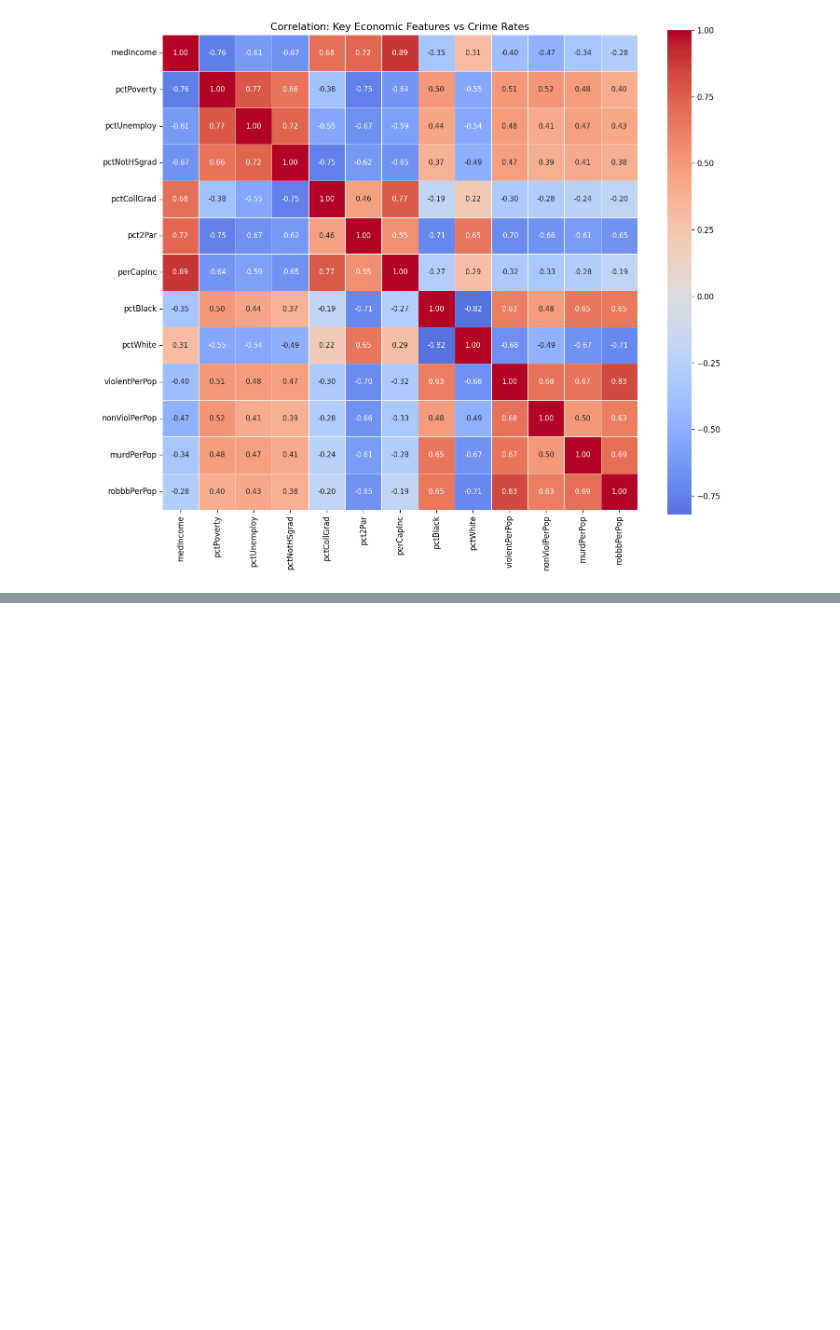
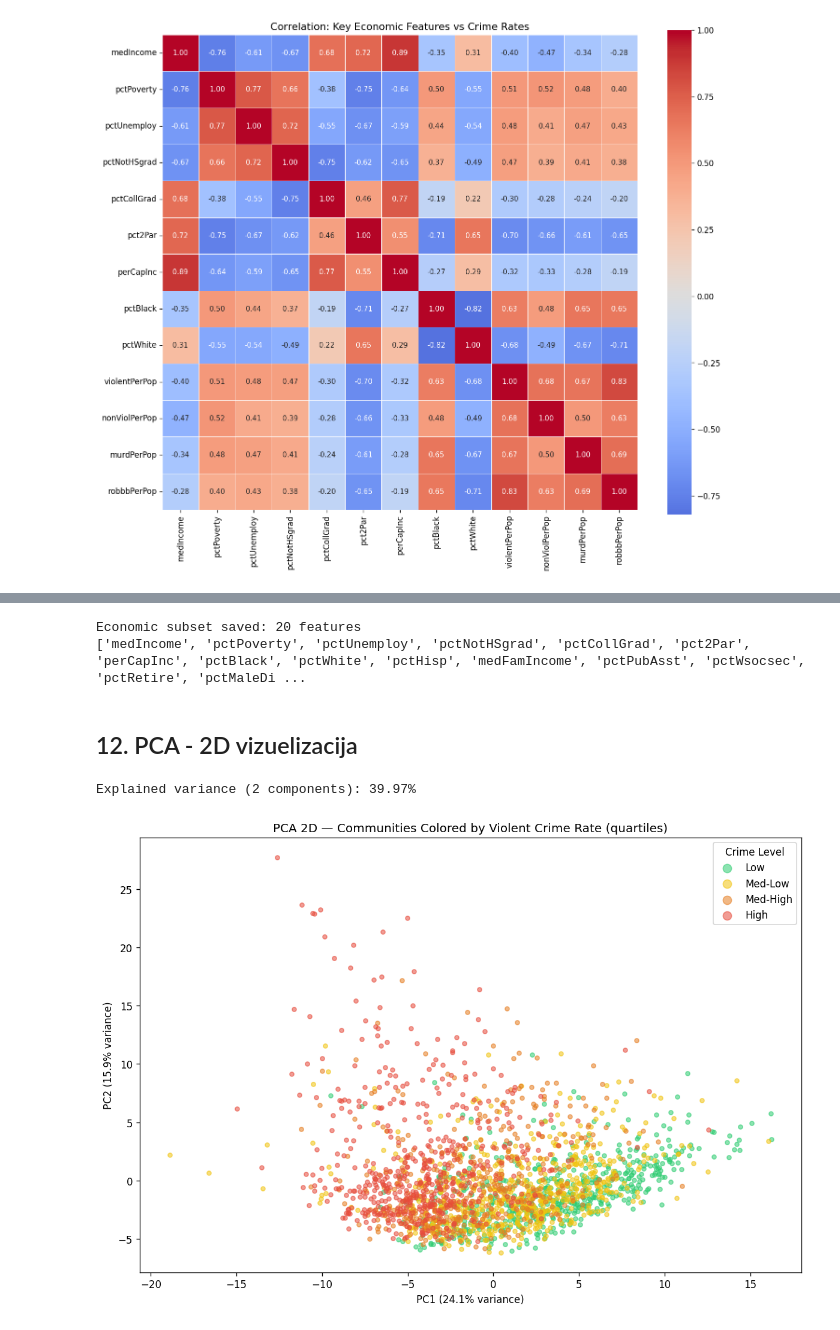
Before and after one commit to davidcuruvija/ip2-project-2026, a Jupyter notebook: 01_preprocessing_eda.ipynb, the cells around one changed output, grey strips where cells are left out. Cells and saved outputs as stored; diff of their text form; code cells hidden in the pictures; blank space fills up the shorter version.

Commit message:
Primena PCA i vizuelizacija u 2D i 3D

```diff
--- a/01_preprocessing_eda.ipynb
+++ b/01_preprocessing_eda.ipynb
@@ -425,0 +476,45 @@ plt.show()
+# %%
+economic_features = [
+    'medIncome', 'pctPoverty', 'pctUnemploy', 'pctNotHSgrad', 'pctCollGrad',
+    'pct2Par', 'perCapInc', 'pctBlack', 'pctWhite', 'pctHisp',
+    'medFamIncome', 'pctPubAsst', 'pctWsocsec', 'pctRetire',
+    'pctMaleDivorc', 'pctFemDivorc', 'pctKids2Par',
+    'pop', 'popDensity', 'pctUrban'
+]
+econ_cols = [c for c in economic_features if c in feature_cols_clean]
+X_econ = X_scaled[econ_cols].copy()
+X_econ.to_csv('data_economic.csv', index=False)
+print(f'Economic subset saved: {len(econ_cols)} features')
+print(econ_cols)
+# %% [output]
+Economic subset saved: 20 features
+['medIncome', 'pctPoverty', 'pctUnemploy', 'pctNotHSgrad', 'pctCollGrad', 'pct2Par', 'perCapInc', 'pctBlack', 'pctWhite', 'pctHisp', 'medFamIncome', 'pctPubAsst', 'pctWsocsec', 'pctRetire', 'pctMaleDi ...
+# %% [markdown]
+## 12. PCA - 2D vizuelizacija
+# %%
+pca2d = PCA(n_components=2, random_state=42)
+X_pca2d = pca2d.fit_transform(X_scaled)
+print(f'Explained variance (2 components): {pca2d.explained_variance_ratio_.sum():.2%}')
+
+# Color by violent crime rate quartiles
+violent = y['violentPerPop'].fillna(y['violentPerPop'].median())
+quartiles = pd.qcut(violent, q=4, labels=['Low', 'Med-Low', 'Med-High', 'High'])
+color_map = {'Low': '#2ecc71', 'Med-Low': '#f1c40f', 'Med-High': '#e67e22', 'High': '#e74c3c'}
+
+fig, ax = plt.subplots(figsize=(10, 7))
+for label in ['Low', 'Med-Low', 'Med-High', 'High']:
+    mask = quartiles == label
+    ax.scatter(
+        X_pca2d[mask, 0], X_pca2d[mask, 1],
+        c=color_map[label], label=label, alpha=0.55, s=18
+    )
+ax.set_xlabel(f'PC1 ({pca2d.explained_variance_ratio_[0]:.1%} variance)')
+ax.set_ylabel(f'PC2 ({pca2d.explained_variance_ratio_[1]:.1%} variance)')
+ax.set_title('PCA 2D — Communities Colored by Violent Crime Rate (quartiles)')
+ax.legend(title='Crime Level', markerscale=2)
+plt.tight_layout()
+plt.savefig('figures/pca_2d.png', dpi=150, bbox_inches='tight')
+plt.show()
+# %% [output]
+Explained variance (2 components): 39.97%
+[figure, added]
```
Also changed, not shown: parts of 7 cells of this notebook, 3 other files.
